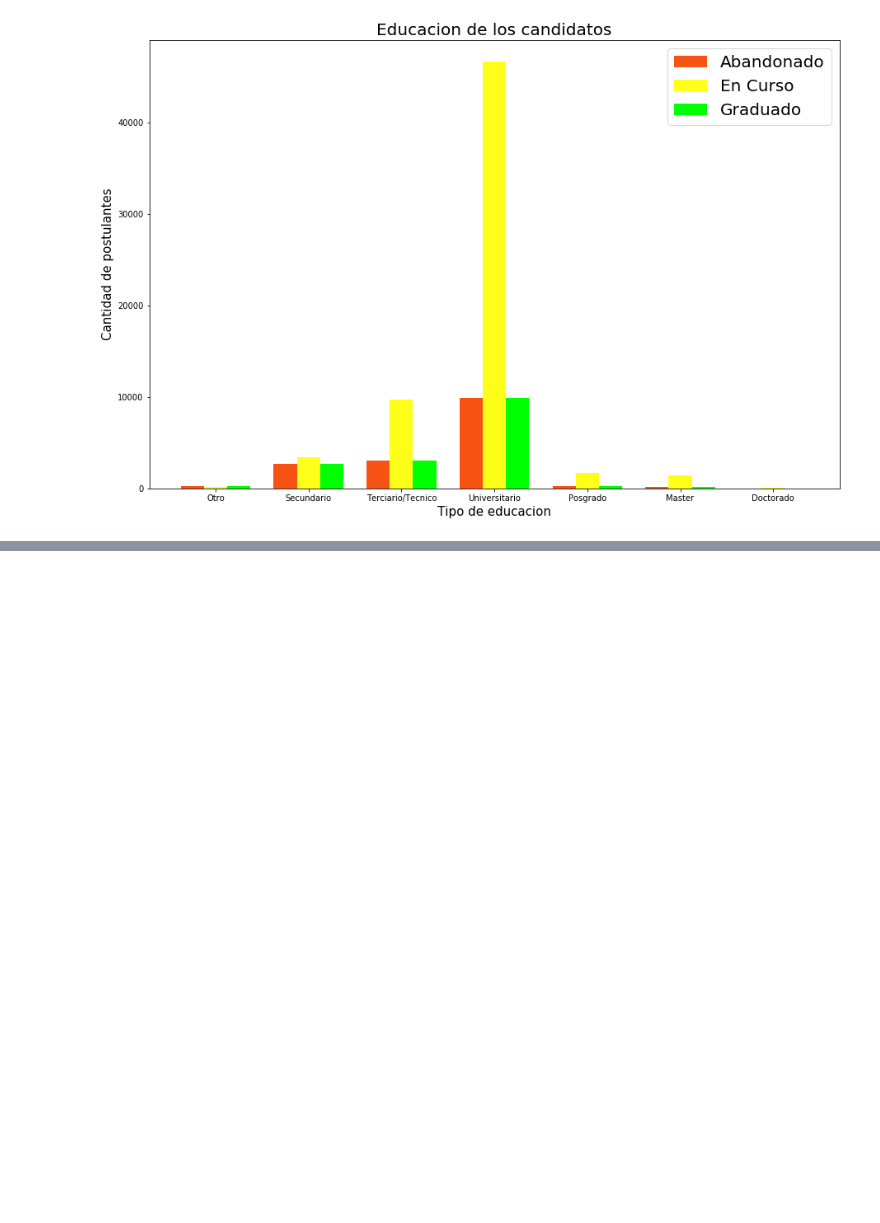
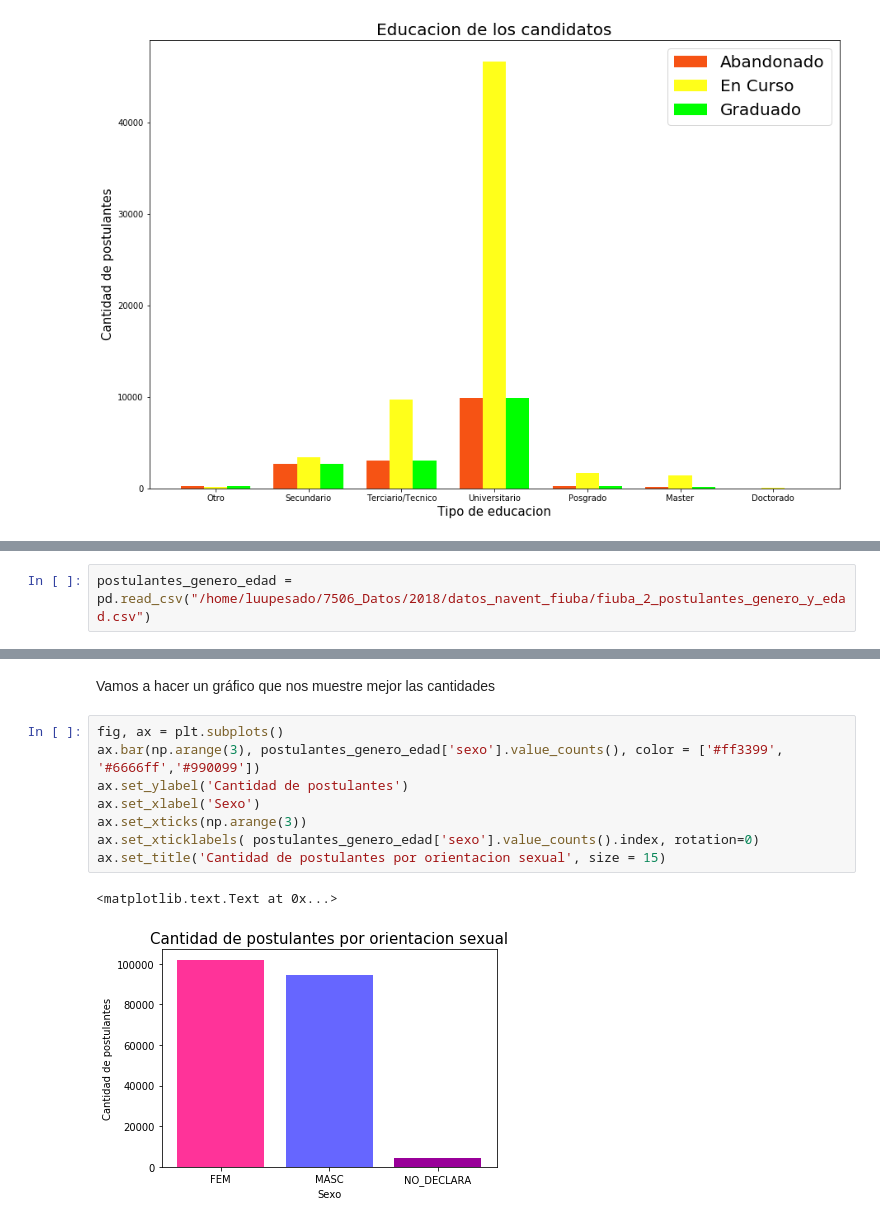
Before and after one commit to LuuPesado/TPsDatos_1C2018, a Jupyter notebook: Desarrollo_TP1.ipynb, the cells around one changed output, grey strips where cells are left out. Cells and saved outputs as stored; diff of their text form; blank space fills up the shorter version.

```diff
--- a/Desarrollo_TP1.ipynb
+++ b/Desarrollo_TP1.ipynb
@@ -302,0 +317,2 @@ ax.set_title('Educacion de los candidatos', size = 20)
+# %%
+postulantes_genero_edad = pd.read_csv("/home/luupesado/7506_Datos/2018/datos_navent_fiuba/fiuba_2_postulantes_genero_y_edad.csv")
@@ -302,0 +352,13 @@ ax.set_title('Educacion de los candidatos', size = 20)
+# %% [markdown]
+Vamos a hacer un gráfico  que nos muestre mejor las cantidades
+# %%
+fig, ax = plt.subplots()
+ax.bar(np.arange(3), postulantes_genero_edad['sexo'].value_counts(), color = ['#ff3399', '#6666ff','#990099'])
+ax.set_ylabel('Cantidad de postulantes')
+ax.set_xlabel('Sexo')
+ax.set_xticks(np.arange(3))
+ax.set_xticklabels( postulantes_genero_edad['sexo'].value_counts().index, rotation=0)
+ax.set_title('Cantidad de postulantes por orientacion sexual', size = 15)
+# %% [output]
+<matplotlib.text.Text at 0x...>
+[figure, added]
```
Also changed, not shown: parts of 258 cells of this notebook, 1 other file.
